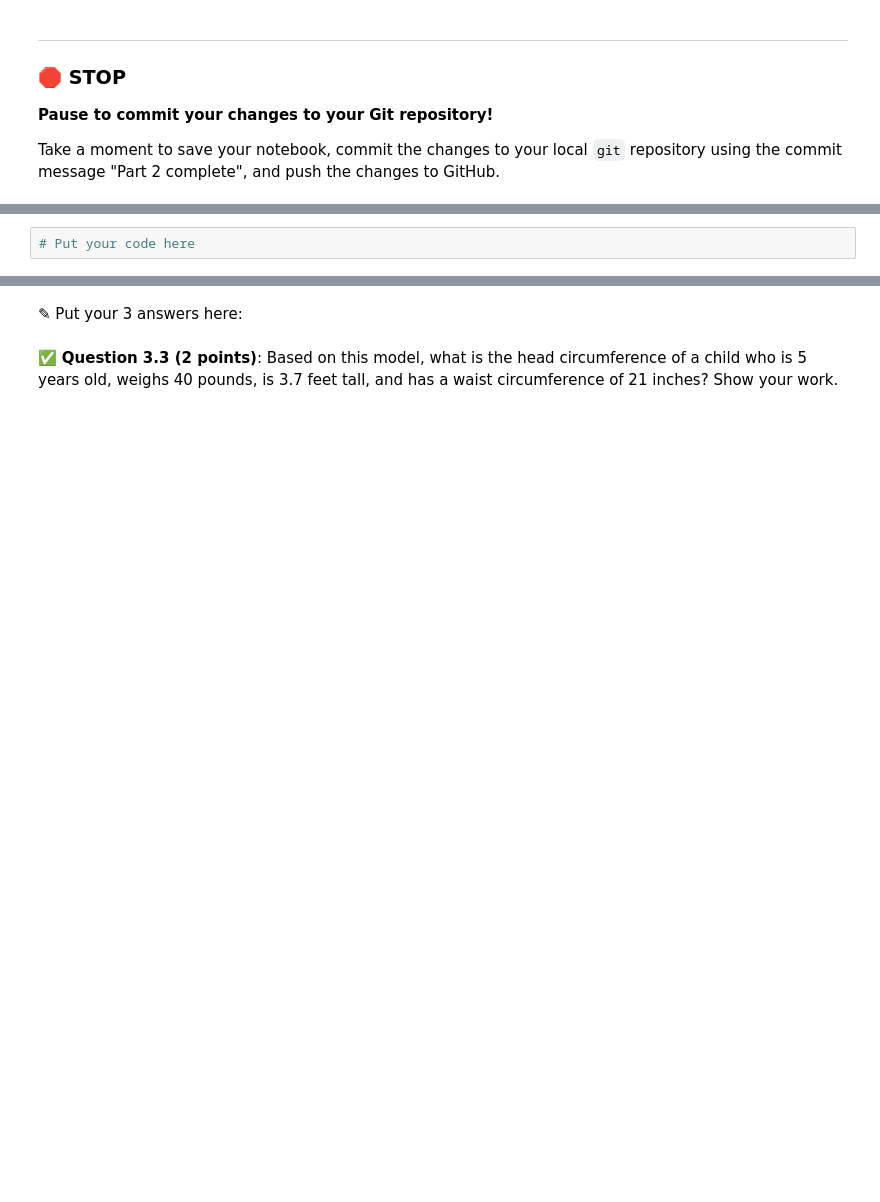
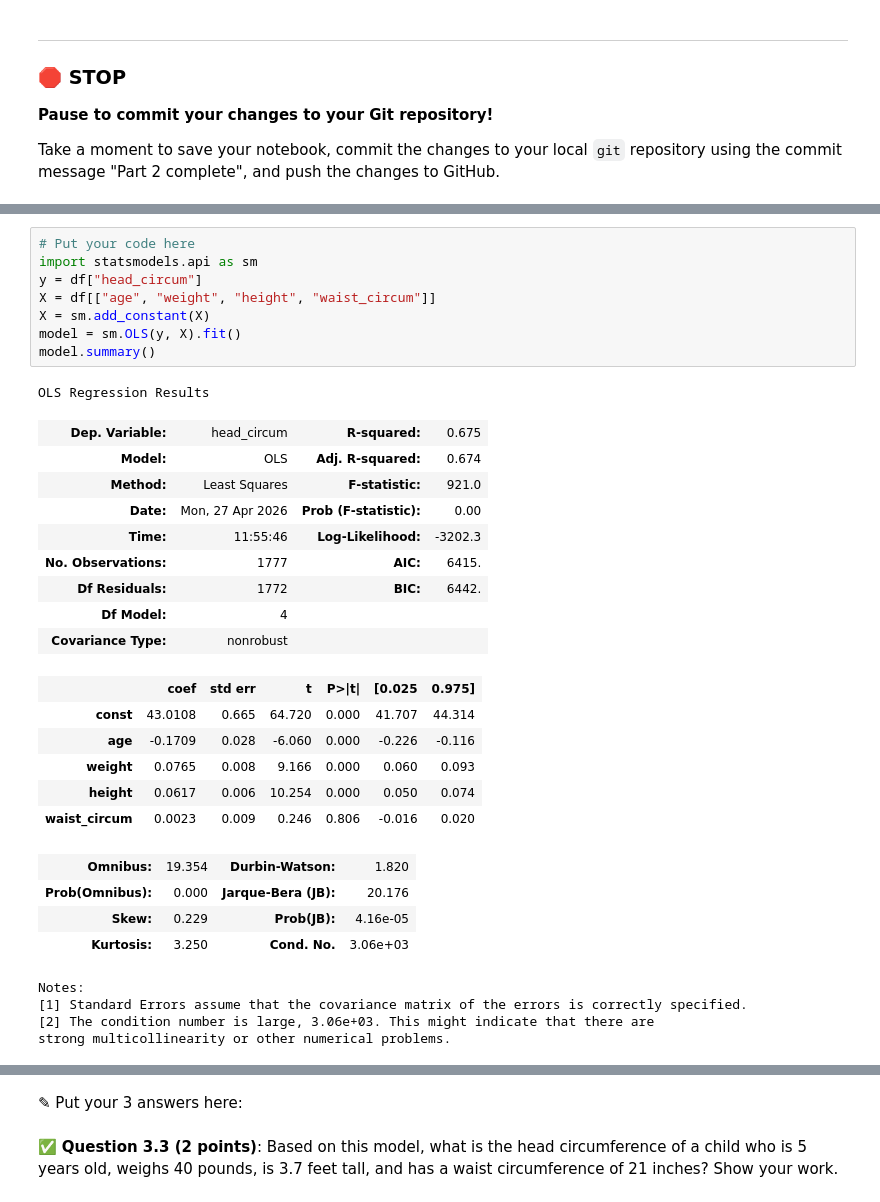
Before and after one commit to TonyH1287/cmse202-s26-turnin, a Jupyter notebook: hw-04/HW-04_RegressionClassification-STUDENT.ipynb, the cells around one changed output, grey strips where cells are left out. Saved outputs shown, nothing was run; the diff lists cells and outputs as text; blank space fills up the shorter version.

```diff
--- a/hw-04/HW-04_RegressionClassification-STUDENT.ipynb
+++ b/hw-04/HW-04_RegressionClassification-STUDENT.ipynb
@@ -108,8 +160,39 @@ In this part, we will try to estimate head circumference (which is a critical me
 &#9989;  **Question 3.1 (3 points)**: Using the `OLS` method in `statsmodels`, perform a linear regression to predict head circumference from the other variables and **display the results summary**. Make sure `OLS` fits a general line $y = ax+b$ to the data instead of a line through the origin $y = ax$.
 
 The input variables that you have access to are age, weight, height, and waist circumference.
-# %%
-# Put your code here
+# %%
+# Put your code here
+import statsmodels.api as sm
+y = df["head_circum"]
+X = df[["age", "weight", "height", "waist_circum"]]
+X = sm.add_constant(X)
+model = sm.OLS(y, X).fit()
+model.summary()
+# %% [output]
+OLS Regression Results
+| Dep. Variable: | head_circum | R-squared: | 0.675 |
+| Model: | OLS | Adj. R-squared: | 0.674 |
+| Method: | Least Squares | F-statistic: | 921.0 |
+| Date: | Mon, 27 Apr 2026 | Prob (F-statistic): | 0.00 |
+| Time: | 11:55:46 | Log-Likelihood: | -3202.3 |
+| No. Observations: | 1777 | AIC: | 6415. |
+| Df Residuals: | 1772 | BIC: | 6442. |
+| Df Model: | 4 |  |  |
+| Covariance Type: | nonrobust |  |  |
+|  | coef | std err | t | P>|t| | [0.025 | 0.975] |
+| const | 43.0108 | 0.665 | 64.720 | 0.000 | 41.707 | 44.314 |
+| age | -0.1709 | 0.028 | -6.060 | 0.000 | -0.226 | -0.116 |
+| weight | 0.0765 | 0.008 | 9.166 | 0.000 | 0.060 | 0.093 |
+| height | 0.0617 | 0.006 | 10.254 | 0.000 | 0.050 | 0.074 |
+| waist_circum | 0.0023 | 0.009 | 0.246 | 0.806 | -0.016 | 0.020 |
+| Omnibus: | 19.354 | Durbin-Watson: | 1.820 |
+| Prob(Omnibus): | 0.000 | Jarque-Bera (JB): | 20.176 |
+| Skew: | 0.229 | Prob(JB): | 4.16e-05 |
+| Kurtosis: | 3.250 | Cond. No. | 3.06e+03 |
+Notes:
+[1] Standard Errors assume that the covariance matrix of the errors is correctly specified.
+[2] The condition number is large, 3.06e+03. This might indicate that there are
+strong multicollinearity or other numerical problems.
 # %% [markdown]
 &#9989;  **Question 3.2 (4 points)**: Answer the following questions:
 
```
Also changed, not shown: parts of 30 cells of this notebook.
